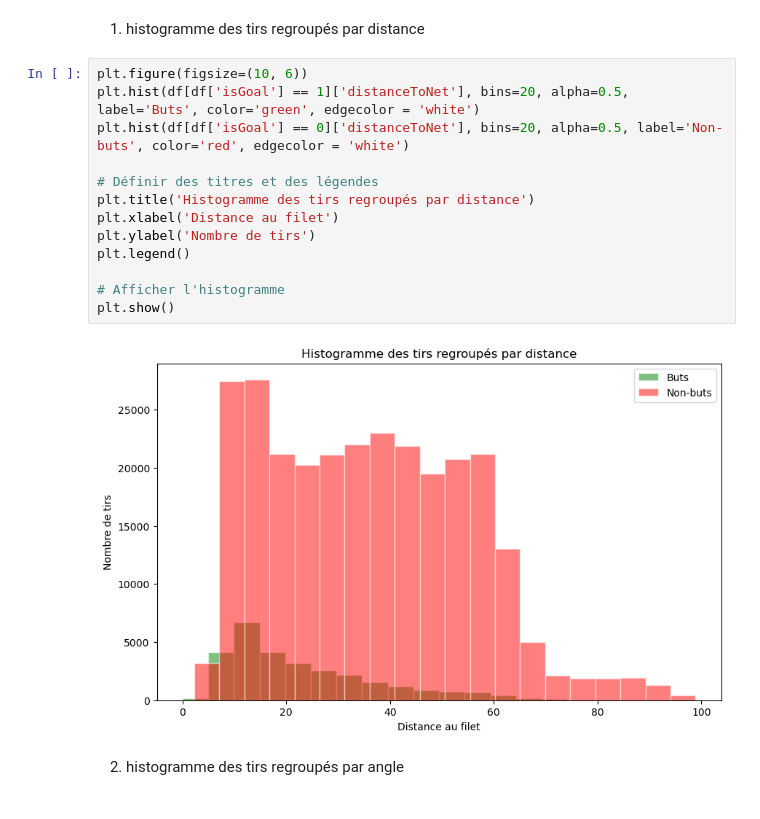
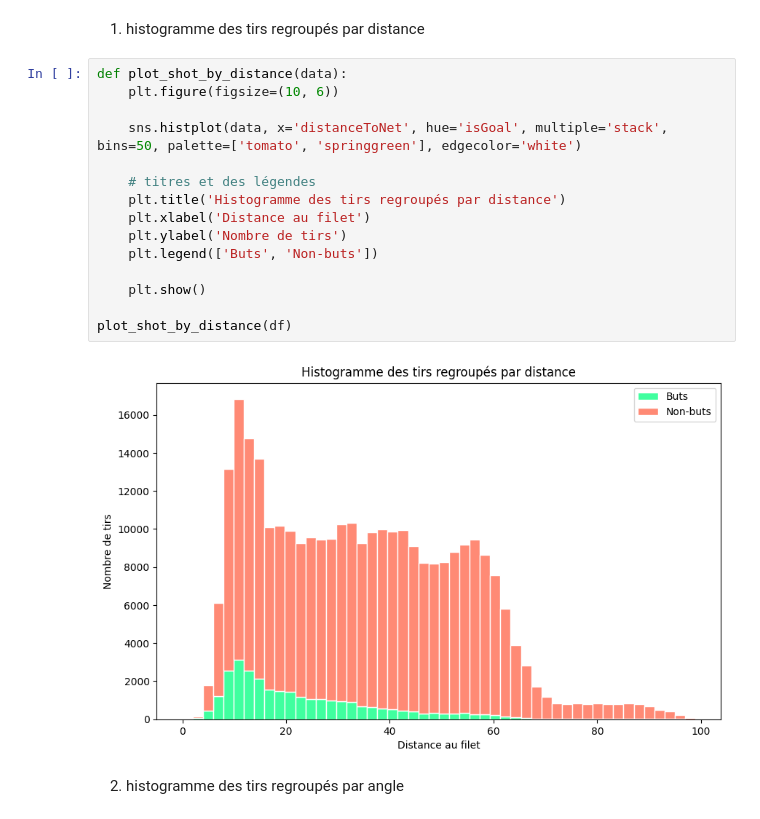
Before and after one commit to Alexia57/A02-projet, a Jupyter notebook: notebooks/Milestone2.ipynb, the cells around one changed output. Drawn from its saved outputs; the diff is of its cells as text.

```diff
--- a/notebooks/Milestone2.ipynb
+++ b/notebooks/Milestone2.ipynb
@@ -152,19 +152,21 @@ df = pd.read_csv('data/nhl_train_data.csv')
 # %% [markdown]
 1) histogramme des tirs regroupés par distance
 # %%
-plt.figure(figsize=(10, 6))
-plt.hist(df[df['isGoal'] == 1]['distanceToNet'], bins=20, alpha=0.5, label='Buts', color='green', edgecolor = 'white')
-plt.hist(df[df['isGoal'] == 0]['distanceToNet'], bins=20, alpha=0.5, label='Non-buts', color='red', edgecolor = 'white')
+def plot_shot_by_distance(data):
+    plt.figure(figsize=(10, 6))
 
-# Définir des titres et des légendes
-plt.title('Histogramme des tirs regroupés par distance')
-plt.xlabel('Distance au filet')
-plt.ylabel('Nombre de tirs')
-plt.legend()
+    sns.histplot(data, x='distanceToNet', hue='isGoal', multiple='stack', bins=50, palette=['tomato', 'springgreen'], edgecolor='white')
 
-# Afficher l'histogramme
-plt.show()
+    # titres et des légendes
+    plt.title('Histogramme des tirs regroupés par distance')
+    plt.xlabel('Distance au filet')
+    plt.ylabel('Nombre de tirs')
+    plt.legend(['Buts', 'Non-buts'])
+
+    plt.show()
+
+plot_shot_by_distance(df)
 # %% [output]
-[figure, old version]
+[figure, new version]
 # %% [markdown]
 2) histogramme des tirs regroupés par angle
```
Also changed, not shown: parts of 7 cells of this notebook.
